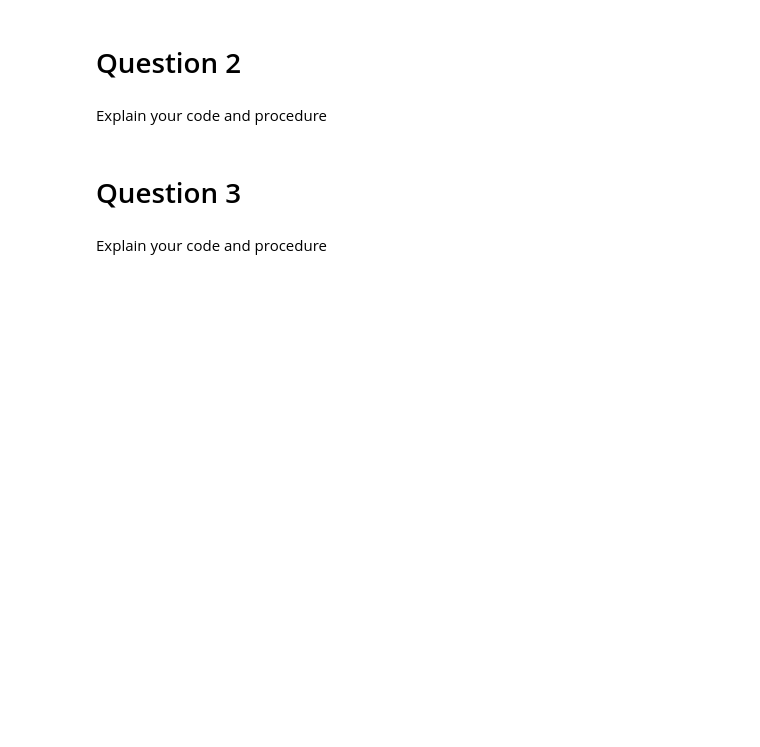
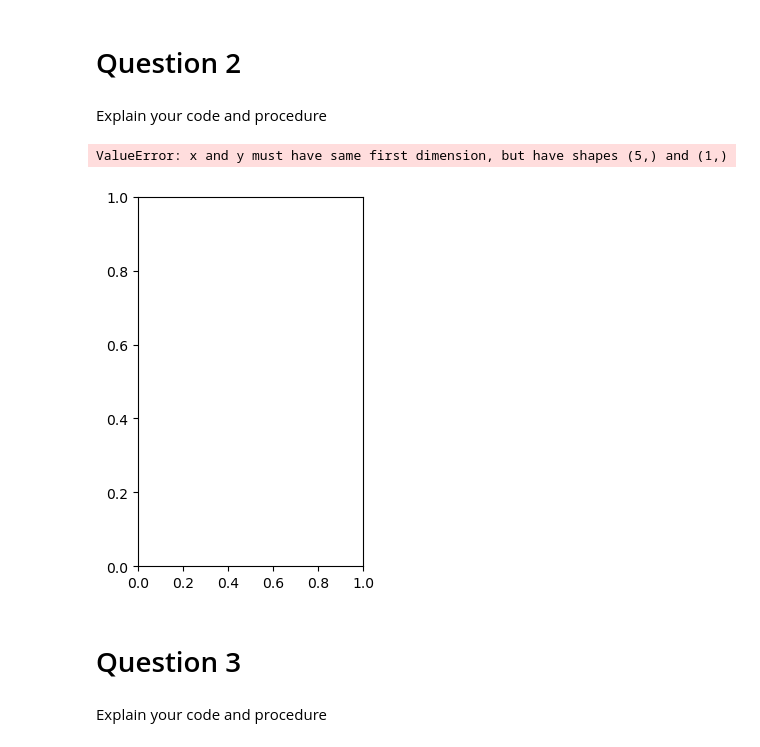
Before and after one commit to NumEconCopenhagen/projects-2023-shashi-buhle, a Jupyter notebook: inauguralproject/inauguralproject.ipynb, the cells around one changed output. Drawn from its saved outputs; the diff is of its cells as text; code cells hidden in the pictures; blank space fills up the shorter version.

```diff
--- a/inauguralproject/inauguralproject.ipynb
+++ b/inauguralproject/inauguralproject.ipynb
@@ -94,3 +89,28 @@ Z = 890
+# %%
+#create the log-Hf/Hm vector
+log_ratio = np.log(ratio)
+
+#get wages for male and female from the householdspecializationmodel
+wF = hsm.par.wF_vec
+wM = hsm.par.wM
+
+#create the log-wF/wM vector
+log_wages = []
+for femalewages in wF:
+    log = np.log(femalewages/wM)
+    log_wages.append(log)
+
+#plot
+fig = plt.figure()
+ax = fig.add_subplot(1,2,2)
+ax.plot(log_wages, log_ratio)
+ax.set_xlabel("wF")
+ax.set_ylabel("log Hm/Hf Ratio")
+ax.set_title("Plot 3")
+plt.show()
+# %% [output]
+ValueError: x and y must have same first dimension, but have shapes (5,) and (1,)
+[figure, added]
 # %% [markdown]
 # Question 3
 # %% [markdown]
```
Also changed, not shown: parts of 2 cells of this notebook.
